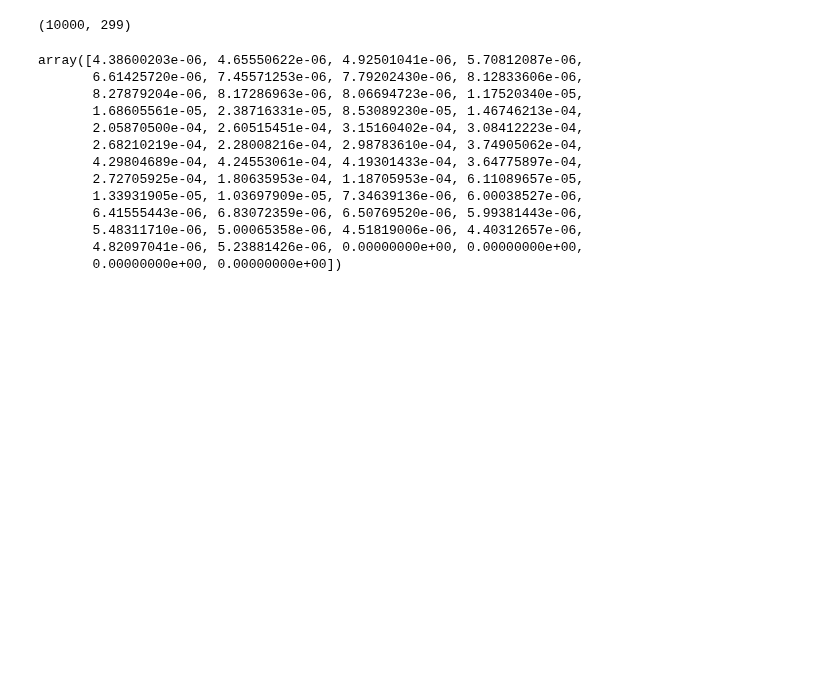
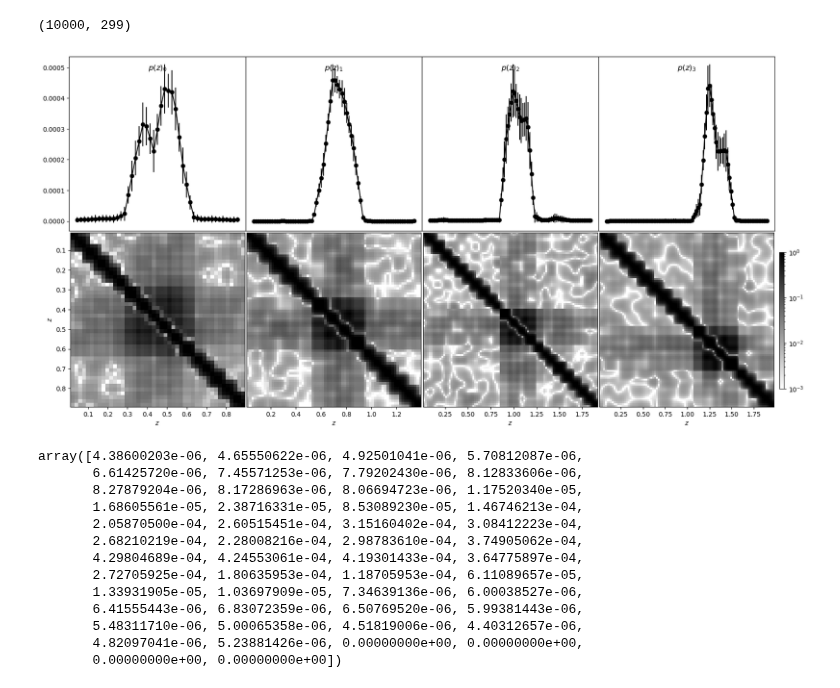
Before and after one commit to JaimeRZP/3x2_analytical, a Jupyter notebook: HSC_lab.ipynb, the cells around one changed output. Cells and saved outputs as stored; diff of their text form; code cells hidden in the pictures; blank space fills up the shorter version.

```diff
--- a/HSC_lab.ipynb
+++ b/HSC_lab.ipynb
@@ -173,6 +173,43 @@ zbin = (zbound[1:]+zbound[:-1])/2
 nzs_TQ['HSC__0_nz'].shape
 # %% [output]
 (10000, 299)
+# %%
+from matplotlib.colors import LogNorm
+colorss = ["k", "k", "k", "k"]
+figure, axis = plt.subplots(2, 4, figsize=(20,10))
+figure.subplots_adjust(wspace=0, hspace=0.01)
+i = 0
+for name in list(nzs_TQ.keys()):
+    nzs = nzs_TQ[name]
+    m = np.mean(nzs, axis=0)
+    s = np.std(nzs, axis=0)
+    cov = np.cov(nzs.T)
+    sel = cov[0, :] > 0
+    sel, = np.where(zbin == zbin[sel][-1])
+    sel = sel[0]
+    err = np.sqrt(np.diag(cov))
+    corr = cov / (np.outer(err, err))
+    axis[0 , i].errorbar(zbin[:sel], m[:sel], yerr=err[:sel],
+                        fmt='{}o-'.format(colorss[i]),
+                        label="$DESY1wl_{}$".format(i))
+    #axis[0, i].set_ylim(0, 0.2)
+    axis[0, i].set_title(r"$p(z)_{}$".format(i), y=0.9)
+    axis[0, i].set_xticks([])
+    im = axis[1, i].imshow(abs(corr[:sel, :sel]), cmap='gray_r', norm=LogNorm(vmin=0.001, vmax=1),
+                        extent=[min(zbin[:sel]), max(zbin[:sel]), max(zbin[:sel]), min(zbin[:sel])])
+    axis[1, i].set_xlabel(r"$z$")
+    if i > 0:
+        axis[0, i].set_yticks([])
+        axis[1, i].set_yticks([])
+    else:
+        axis[1, i].set_ylabel(r"$z$")
+    i += 1
+
+cbar_ax = figure.add_axes([0.905, 0.15, 0.005, 0.3])
+figure.colorbar(im, cax=cbar_ax)
+plt.show()
+# %% [output]
+[figure, added]
 # %%
 np.mean(nzs_TQ['HSC__0_nz'], axis=0)[:50]
 # %% [output]
```
